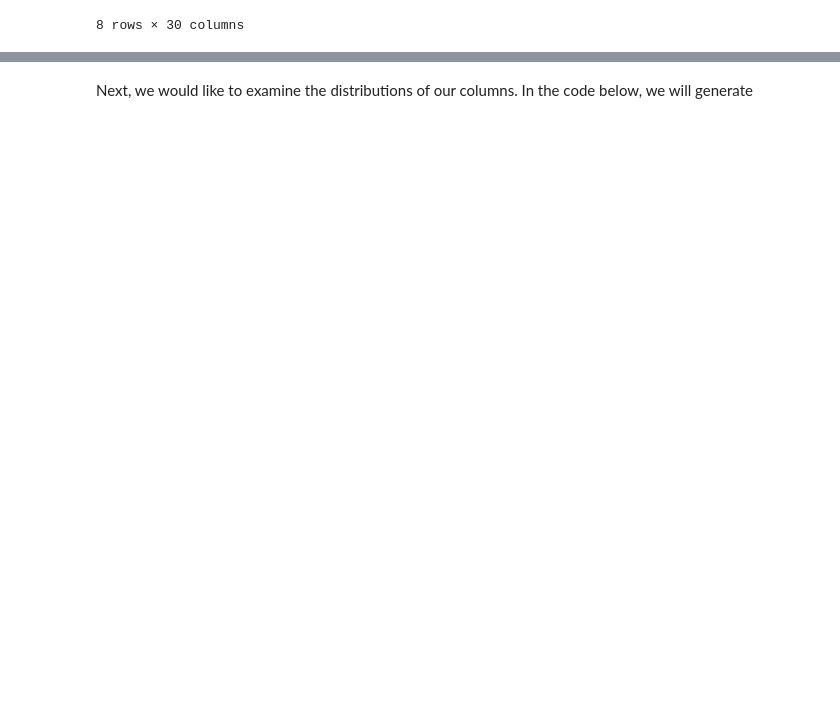
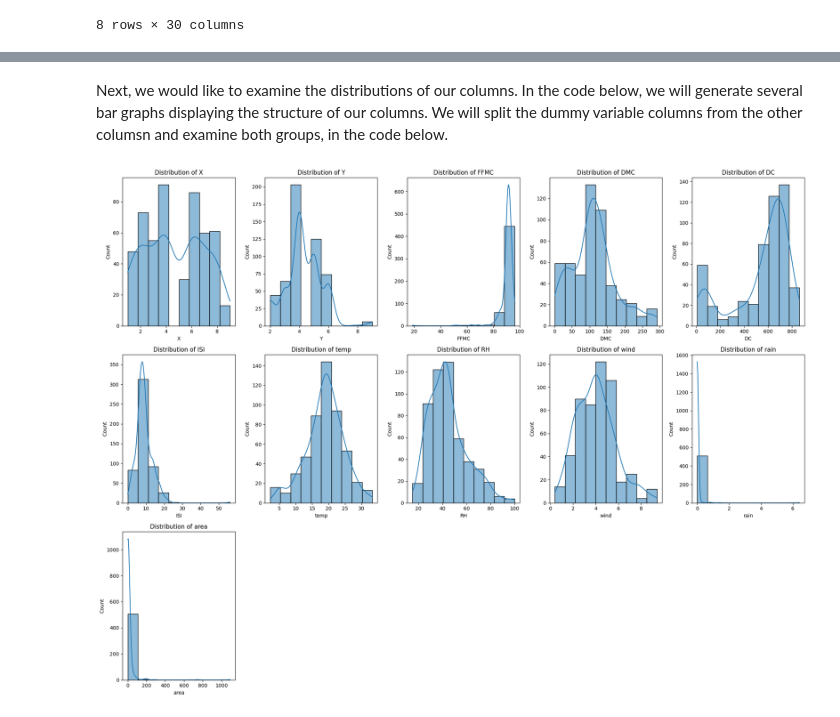
Before and after one commit to GloriannaS/fire-damage-estimation, a Jupyter notebook: Fire Damage Estimation.ipynb, the cells around one changed output, grey strips where cells are left out. Saved outputs shown, nothing was run; the diff lists cells and outputs as text; code cells hidden in the pictures; blank space fills up the shorter version.

```diff
--- a/Fire Damage Estimation.ipynb
+++ b/Fire Damage Estimation.ipynb
@@ -166,6 +169,11 @@ fires_clean = fires_clean.drop(columns=['day'])
 
 # Convert all boolean columns (dummy variables) to integers (1 or 0)
 fires_clean[fires_clean.select_dtypes(include='bool').columns] = fires_clean.select_dtypes(include='bool').astype(int)
+# %%
+# Reorganizing the columns
+new_order = ['X', 'Y', 'FFMC', 'DMC', 'DC', 'ISI', 'temp', 'RH', 'wind', 'rain', 'area', 'month_jan', 'month_feb', 'month_mar', 'month_apr', 'month_may', 'month_jun', 'month_jul', 'month_aug', 'month_sep', 'month_oct', 'month_nov', 'month_dec', 'day_mon', 'day_tue', 'day_wed', 'day_thu', 'day_fri', 'day_sat', 'day_sun']
+
+fires_clean = fires_clean.reindex(columns=new_order)
 # %%
 fires_clean.info()
 # %% [output]
@@ -196,21 +202,12 @@ We will do this in the code below:
 error_columns = ['FFMC', 'DMC', 'DC', 'ISI',
        'temp', 'RH', 'wind', 'rain']
 
-clean1_simple = fires_clean.copy()
-clean2_knn = fires_clean.copy()
-
 # Initialize the SimpleImputer
 simple_imputer = SimpleImputer(strategy='mean')
-# Initialize the KNNImputer
-knn_imputer = KNNImputer(n_neighbors=2)
-
 
 # Fit and transform the data
-clean1_simple[error_columns] = simple_imputer.fit_transform(clean1_simple[error_columns])
-# Fit and transform the data
-clean2_knn[error_columns] = knn_imputer.fit_transform(clean2_knn[error_columns])
+fires_clean[error_columns] = simple_imputer.fit_transform(fires_clean[error_columns])
 
 # Convert imputed arrays back to DataFrames for better readability
-clean1_simple = pd.DataFrame(clean1_simple, columns=fires_clean.columns)
-clean2_knn = pd.DataFrame(clean2_knn, columns=fires_clean.columns)
+fires_clean = pd.DataFrame(fires_clean, columns=fires_clean.columns)
 # %%
@@ -282,2 +246,26 @@ clean2_knn.describe()
 # %% [markdown]
-Next, we would like to examine the distributions of our columns. In the code below, we will generate
+Next, we would like to examine the distributions of our columns. In the code below, we will generate several bar graphs displaying the structure of our columns. We will split the dummy variable columns from the other columsn and examine both groups, in the code below.
+# %%
+distribution_other = fires_clean[['X', 'Y', 'FFMC', 'DMC', 'DC', 'ISI', 'temp', 'RH', 'wind', 'rain', 'area']]
+
+n_rows = 3
+n_cols = 5
+
+fig, axes = plt.subplots(n_rows, n_cols, figsize=(20, 15))
+axes = axes.flatten()
+
+for i, col in enumerate(distribution_other.columns):
+    if distribution_other[col].dtype == 'object' or distribution_other[col].nunique() < 6:  # Check for categorical data
+        sns.countplot(data=distribution_other, x=col, ax=axes[i])
+    else:
+        sns.histplot(data=distribution_other, x=col, ax=axes[i], bins=10, kde=True)
+
+    axes[i].set_title(f'Distribution of {col}')
+
+for j in range(i + 1, n_rows * n_cols):
+    axes[j].axis('off')
+
+plt.tight_layout()
+plt.show()
+# %% [output]
+[figure, added]
```
Also changed, not shown: parts of 9 cells of this notebook.
